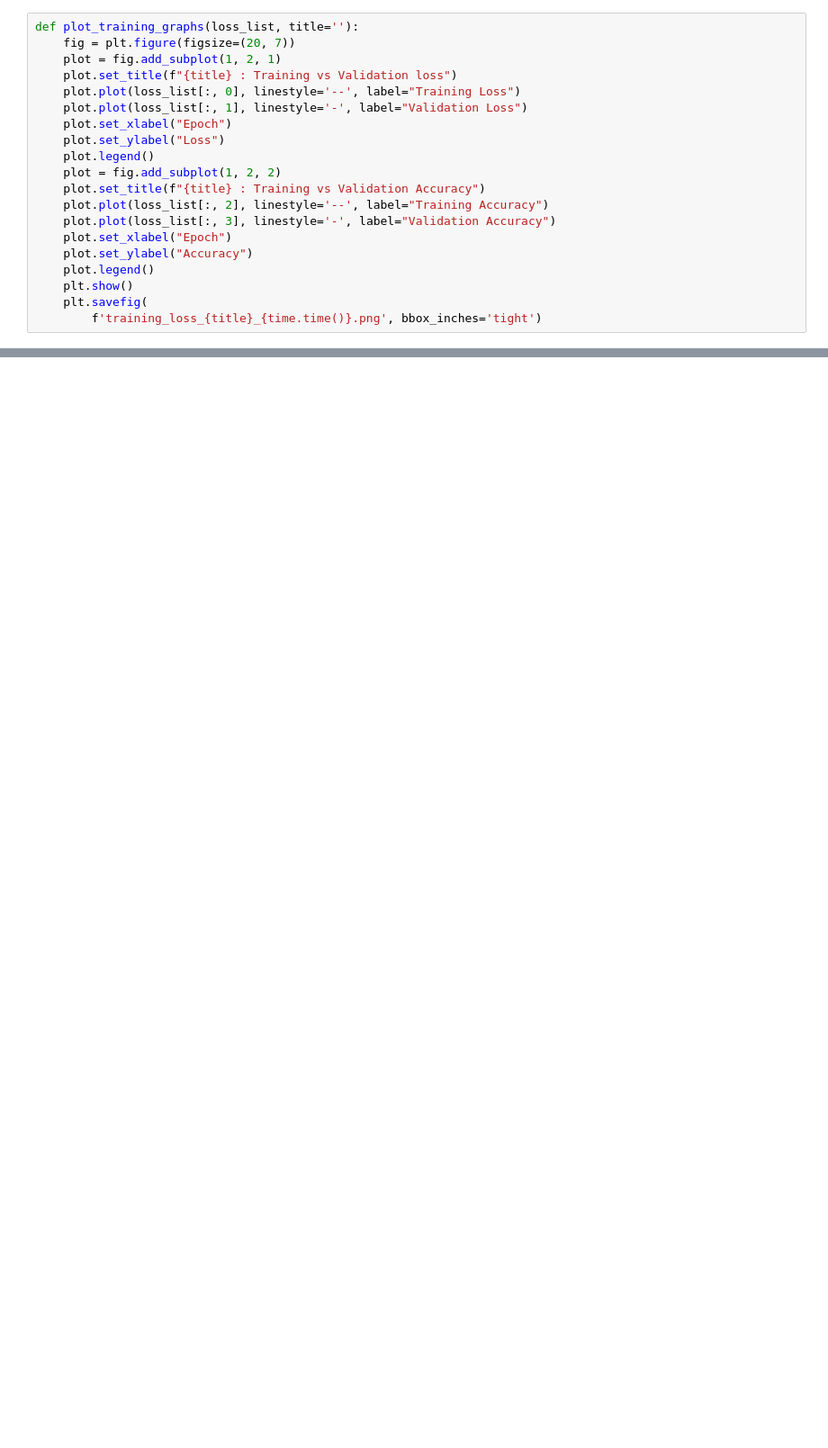
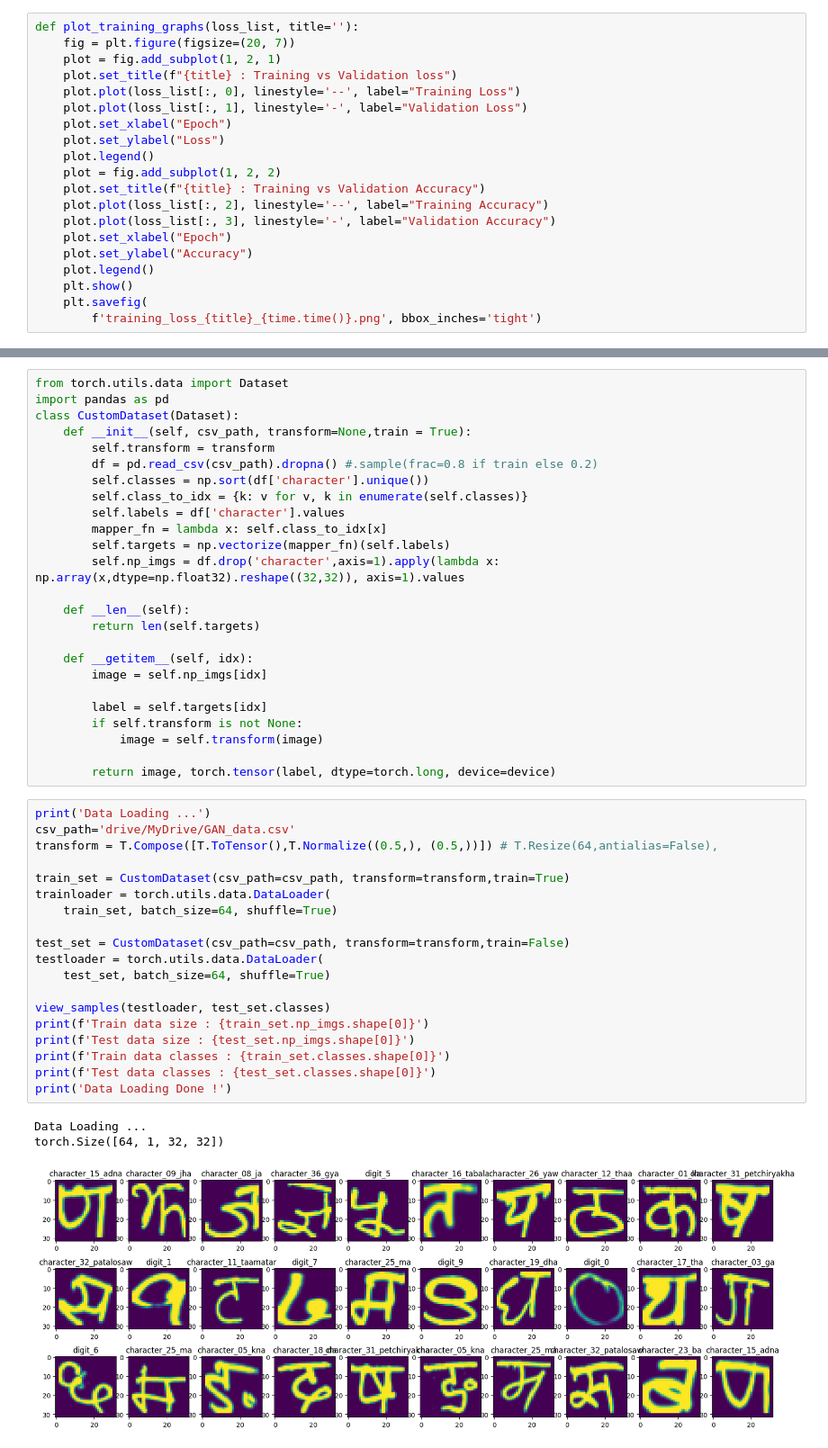
Before and after one commit to debonil/dlops-23, a Jupyter notebook: M21AIE225_DLOps_Assignment_4/M21AIE225_DLOps_Assignment_4_Q_1.ipynb, the cells around one changed output, grey strips where cells are left out. Shown at 90% size. Drawn from its saved outputs; the diff is of its cells as text; blank space fills up the shorter version.

```diff
--- a/M21AIE225_DLOps_Assignment_4/M21AIE225_DLOps_Assignment_4_Q_1.ipynb
+++ b/M21AIE225_DLOps_Assignment_4/M21AIE225_DLOps_Assignment_4_Q_1.ipynb
@@ -588,0 +194,48 @@ imageio.mimsave('MNIST_cDCGAN_epochs_{:d}'.format(num_epochs) + '.gif', gen_imag
+# %%
+from torch.utils.data import Dataset
+import pandas as pd
+class CustomDataset(Dataset):
+    def __init__(self, csv_path, transform=None,train = True):
+        self.transform = transform
+        df = pd.read_csv(csv_path).dropna() #.sample(frac=0.8 if train else 0.2)
+        self.classes = np.sort(df['character'].unique())
+        self.class_to_idx = {k: v for v, k in enumerate(self.classes)}
+        self.labels = df['character'].values
+        mapper_fn = lambda x: self.class_to_idx[x]
+        self.targets = np.vectorize(mapper_fn)(self.labels)
+        self.np_imgs = df.drop('character',axis=1).apply(lambda x: np.array(x,dtype=np.float32).reshape((32,32)), axis=1).values
+
+    def __len__(self):
+        return len(self.targets)
+
+    def __getitem__(self, idx):
+        image = self.np_imgs[idx]
+
+        label = self.targets[idx]
+        if self.transform is not None:
+            image = self.transform(image)
+
+        return image, torch.tensor(label, dtype=torch.long, device=device)
+# %%
+print('Data Loading ...')
+csv_path='drive/MyDrive/GAN_data.csv'
+transform = T.Compose([T.ToTensor(),T.Normalize((0.5,), (0.5,))]) # T.Resize(64,antialias=False),
+
+train_set = CustomDataset(csv_path=csv_path, transform=transform,train=True)
+trainloader = torch.utils.data.DataLoader(
+    train_set, batch_size=64, shuffle=True)
+
+test_set = CustomDataset(csv_path=csv_path, transform=transform,train=False)
+testloader = torch.utils.data.DataLoader(
+    test_set, batch_size=64, shuffle=True)
+
+view_samples(testloader, test_set.classes)
+print(f'Train data size : {train_set.np_imgs.shape[0]}')
+print(f'Test data size : {test_set.np_imgs.shape[0]}')
+print(f'Train data classes : {train_set.classes.shape[0]}')
+print(f'Test data classes : {test_set.classes.shape[0]}')
+print('Data Loading Done !')
+# %% [output]
+Data Loading ...
+torch.Size([64, 1, 32, 32])
+[figure, added]
```
Also changed, not shown: parts of 40 cells of this notebook, 2 other files.
